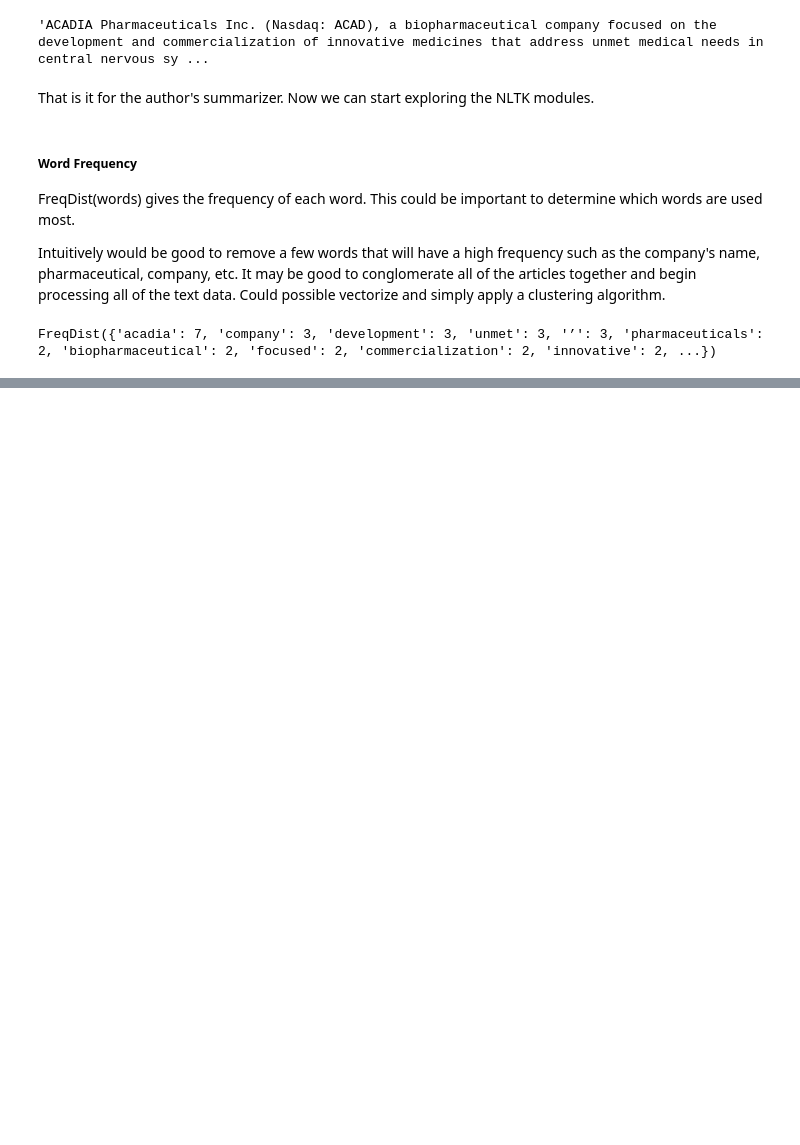
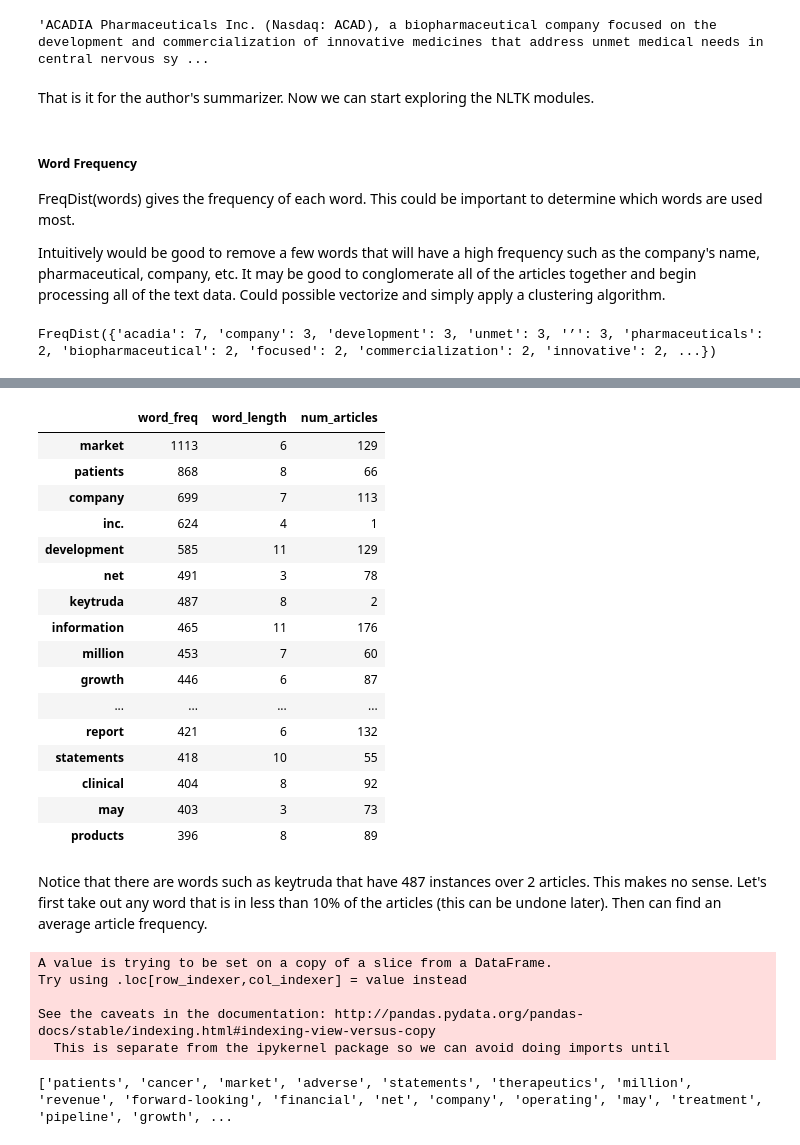
Before and after one commit to mikebrowne/BioPharmaDataCollection, a Jupyter notebook: DataExplorationAndPipeLinePrototype.ipynb, the cells around one changed output, grey strips where cells are left out. Cells and saved outputs as stored; diff of their text form; code cells hidden in the pictures; blank space fills up the shorter version.

Commit message:
Continued data exploration

```diff
--- a/DataExplorationAndPipeLinePrototype.ipynb
+++ b/DataExplorationAndPipeLinePrototype.ipynb
@@ -320,0 +372,3 @@ FreqDist({'acadia': 7, 'company': 3, 'development': 3, 'unmet': 3, '’': 3, 'ph
+# %%
+single_chars = single_chars.index.tolist()
+print(single_chars)
@@ -320,0 +379,24 @@ FreqDist({'acadia': 7, 'company': 3, 'development': 3, 'unmet': 3, '’': 3, 'ph
+# %%
+def tokenize_content(content):
+    # Removes stop words as well as punctuation then gives a list of words
+    stop_words = set(stopwords.words('english') + list(punctuation) + single_chars)
+    words = word_tokenize(content.lower())
+
+    return [
+        sent_tokenize(content),
+        [word for word in words if word not in stop_words]
+    ]
+
+def apply_word_freq(article):
+    sanitized = sanitize_input(article)
+    _, tokenized_words = tokenize_content(sanitized)
+    return FreqDist(tokenized_words)
+# %%
+%%time
+word_freq = pd.Series(apply_word_freq(mass_article), name="word_freq")
+word_freq.sort_values(inplace=True, ascending=False)
+word_freq = word_freq.to_frame()
+
+word_freq["word_length"] = pd.Series(word_freq.index, index = word_freq.index).apply(len)
+
+print(word_freq.head(20))
@@ -320,0 +434,11 @@ FreqDist({'acadia': 7, 'company': 3, 'development': 3, 'unmet': 3, '’': 3, 'ph
+# %%
+%%time
+def num_articles_is_in(word):
+    tally = 0
+    # note that this is global at this point, which is not good soft. engineering. Will need to fix in production.
+    for article in sample_df.article.values:
+        if word in article:
+            tally += 1
+    return tally
+
+word_freq["num_articles"] = pd.Series(word_freq.index, index=word_freq.index).apply(num_articles_is_in)
@@ -320,0 +447,32 @@ FreqDist({'acadia': 7, 'company': 3, 'development': 3, 'unmet': 3, '’': 3, 'ph
+# %%
+word_freq.head(20)
+# %% [output]
+|  | word_freq | word_length | num_articles |
+| market | 1113 | 6 | 129 |
+| patients | 868 | 8 | 66 |
+| company | 699 | 7 | 113 |
+| inc. | 624 | 4 | 1 |
+| development | 585 | 11 | 129 |
+| net | 491 | 3 | 78 |
+| keytruda | 487 | 8 | 2 |
+| information | 465 | 11 | 176 |
+| million | 453 | 7 | 60 |
+| growth | 446 | 6 | 87 |
+| ... | ... | ... | ... |
+| report | 421 | 6 | 132 |
+| statements | 418 | 10 | 55 |
+| clinical | 404 | 8 | 92 |
+| may | 403 | 3 | 73 |
+| products | 396 | 8 | 89 |
+# %% [markdown]
+Notice that there are words such as keytruda that have 487 instances over 2 articles. This makes no sense. Let's first take out any word that is in less than 10% of the articles (this can be undone later). Then can find an average article frequency.
+# %%
+filtered_freq_df = word_freq.loc[word_freq.num_articles > 30] # Note 300 is the number of articles from earlier, should be
+                                                              # replaced for something dynamic later.
+filtered_freq_df["avg_article_freq"] = filtered_freq_df.word_freq / filtered_freq_df.num_articles
+# %% [output]
+A value is trying to be set on a copy of a slice from a DataFrame.
+Try using .loc[row_indexer,col_indexer] = value instead
+
+See the caveats in the documentation: http://pandas.pydata.org/pandas-docs/stable/indexing.html#indexing-view-versus-copy
+  This is separate from the ipykernel package so we can avoid doing imports until
@@ -320,0 +481,4 @@ FreqDist({'acadia': 7, 'company': 3, 'development': 3, 'unmet': 3, '’': 3, 'ph
+# %%
+print(top_100_words)
+# %% [output]
+['patients', 'cancer', 'market', 'adverse', 'statements', 'therapeutics', 'million', 'revenue', 'forward-looking', 'financial', 'net', 'company', 'operating', 'may', 'treatment', 'pipeline', 'growth', ...
```
Also changed, not shown: parts of 23 cells of this notebook.
